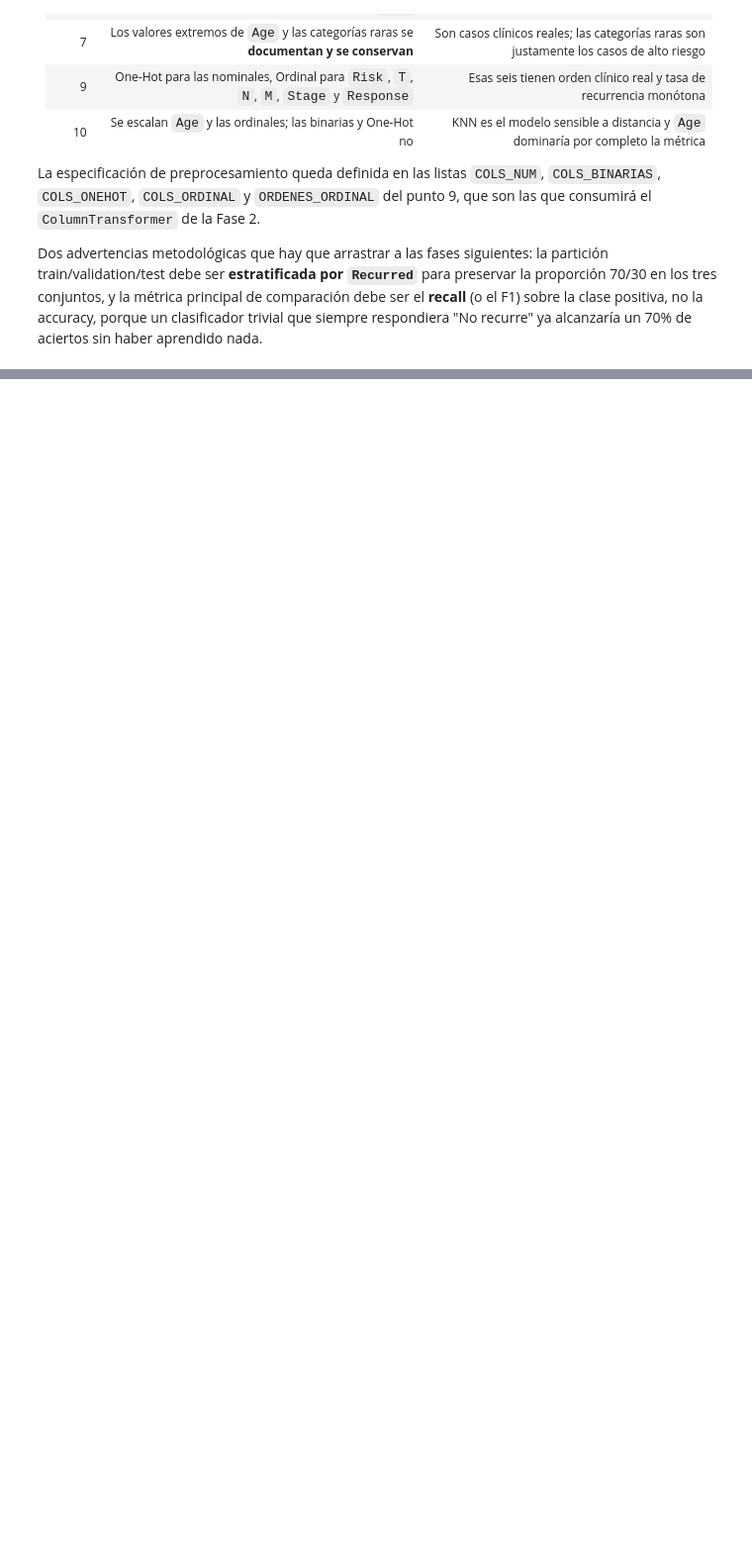
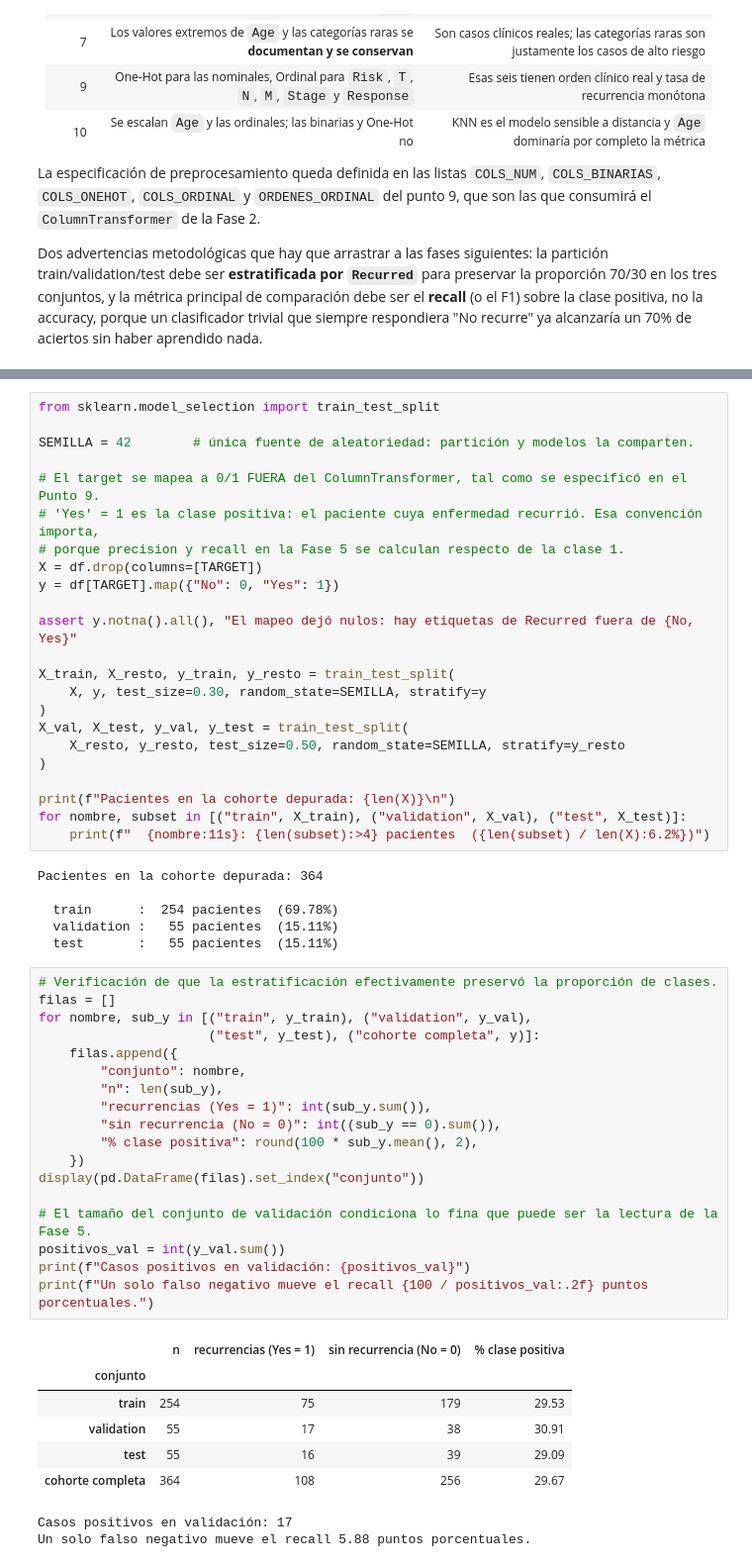
Before and after one commit to kepabonsaeafit/fundamentos-aa-2026, a Jupyter notebook: talleres/workshop2-ml/workshop2_clasificacion_tiroides.ipynb, the cells around one changed output, grey strips where cells are left out. Shown at 99% size. Saved outputs shown, nothing was run; the diff lists cells and outputs as text; blank space fills up the shorter version.

```diff
--- a/talleres/workshop2-ml/workshop2_clasificacion_tiroides.ipynb
+++ b/talleres/workshop2-ml/workshop2_clasificacion_tiroides.ipynb
@@ -1735,0 +1760,56 @@ Dos advertencias metodológicas que hay que arrastrar a las fases siguientes: la
+# %%
+from sklearn.model_selection import train_test_split
+
+SEMILLA = 42        # única fuente de aleatoriedad: partición y modelos la comparten.
+
+# El target se mapea a 0/1 FUERA del ColumnTransformer, tal como se especificó en el Punto 9.
+# 'Yes' = 1 es la clase positiva: el paciente cuya enfermedad recurrió. Esa convención importa,
+# porque precision y recall en la Fase 5 se calculan respecto de la clase 1.
+X = df.drop(columns=[TARGET])
+y = df[TARGET].map({"No": 0, "Yes": 1})
+
+assert y.notna().all(), "El mapeo dejó nulos: hay etiquetas de Recurred fuera de {No, Yes}"
+
+X_train, X_resto, y_train, y_resto = train_test_split(
+    X, y, test_size=0.30, random_state=SEMILLA, stratify=y
+)
+X_val, X_test, y_val, y_test = train_test_split(
+    X_resto, y_resto, test_size=0.50, random_state=SEMILLA, stratify=y_resto
+)
+
+print(f"Pacientes en la cohorte depurada: {len(X)}\n")
+for nombre, subset in [("train", X_train), ("validation", X_val), ("test", X_test)]:
+    print(f"  {nombre:11s}: {len(subset):>4} pacientes  ({len(subset) / len(X):6.2%})")
+# %% [output]
+Pacientes en la cohorte depurada: 364
+
+  train      :  254 pacientes  (69.78%)
+  validation :   55 pacientes  (15.11%)
+  test       :   55 pacientes  (15.11%)
+# %%
+# Verificación de que la estratificación efectivamente preservó la proporción de clases.
+filas = []
+for nombre, sub_y in [("train", y_train), ("validation", y_val),
+                      ("test", y_test), ("cohorte completa", y)]:
+    filas.append({
+        "conjunto": nombre,
+        "n": len(sub_y),
+        "recurrencias (Yes = 1)": int(sub_y.sum()),
+        "sin recurrencia (No = 0)": int((sub_y == 0).sum()),
+        "% clase positiva": round(100 * sub_y.mean(), 2),
+    })
+display(pd.DataFrame(filas).set_index("conjunto"))
+
+# El tamaño del conjunto de validación condiciona lo fina que puede ser la lectura de la Fase 5.
+positivos_val = int(y_val.sum())
+print(f"Casos positivos en validación: {positivos_val}")
+print(f"Un solo falso negativo mueve el recall {100 / positivos_val:.2f} puntos porcentuales.")
+# %% [output]
+|  | n | recurrencias (Yes = 1) | sin recurrencia (No = 0) | % clase positiva |
+| conjunto |  |  |  |  |
+| train | 254 | 75 | 179 | 29.53 |
+| validation | 55 | 17 | 38 | 30.91 |
+| test | 55 | 16 | 39 | 29.09 |
+| cohorte completa | 364 | 108 | 256 | 29.67 |
+Casos positivos en validación: 17
+Un solo falso negativo mueve el recall 5.88 puntos porcentuales.
```
Also changed, not shown: parts of 15 cells of this notebook, 2 other files.
